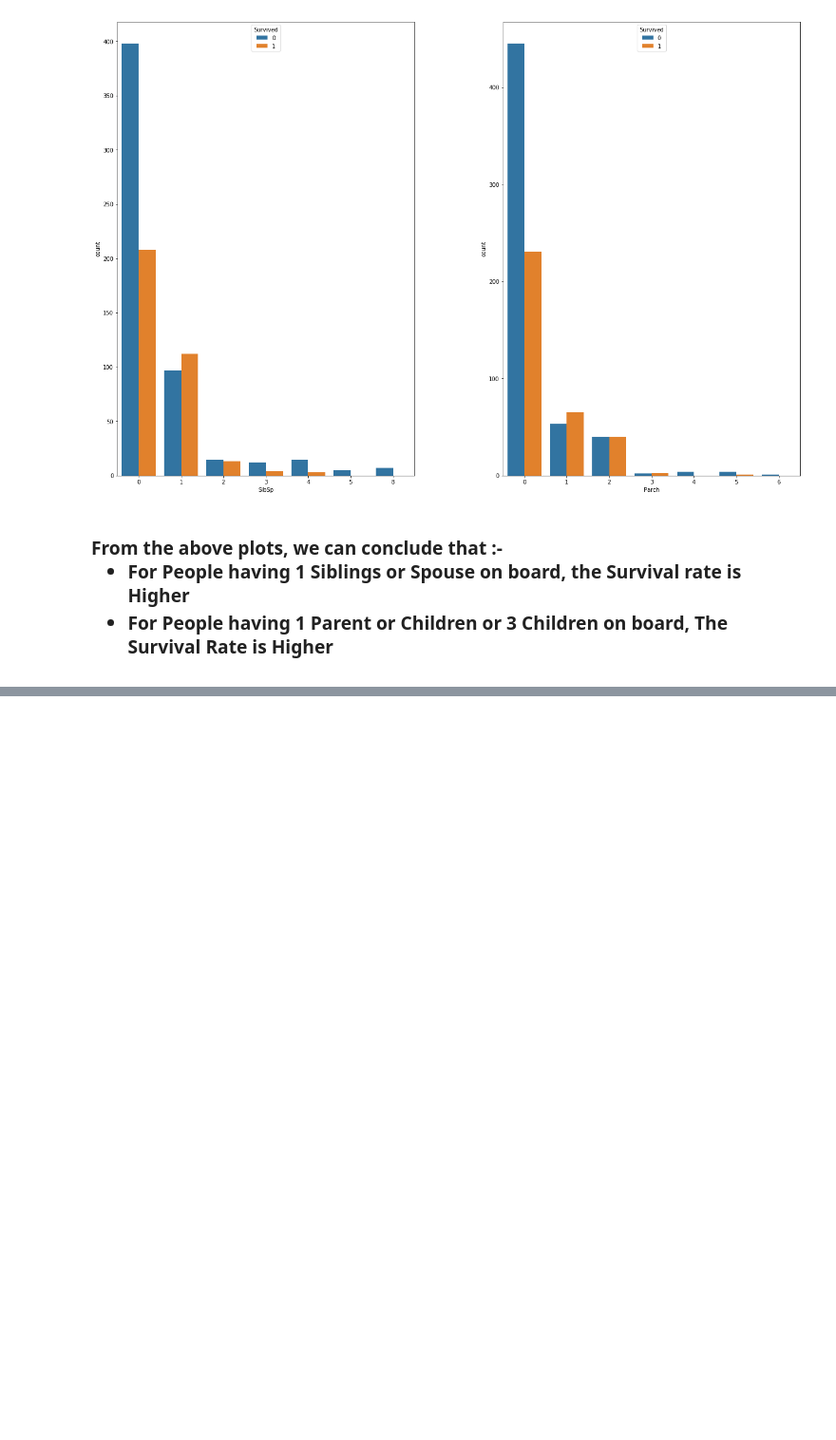
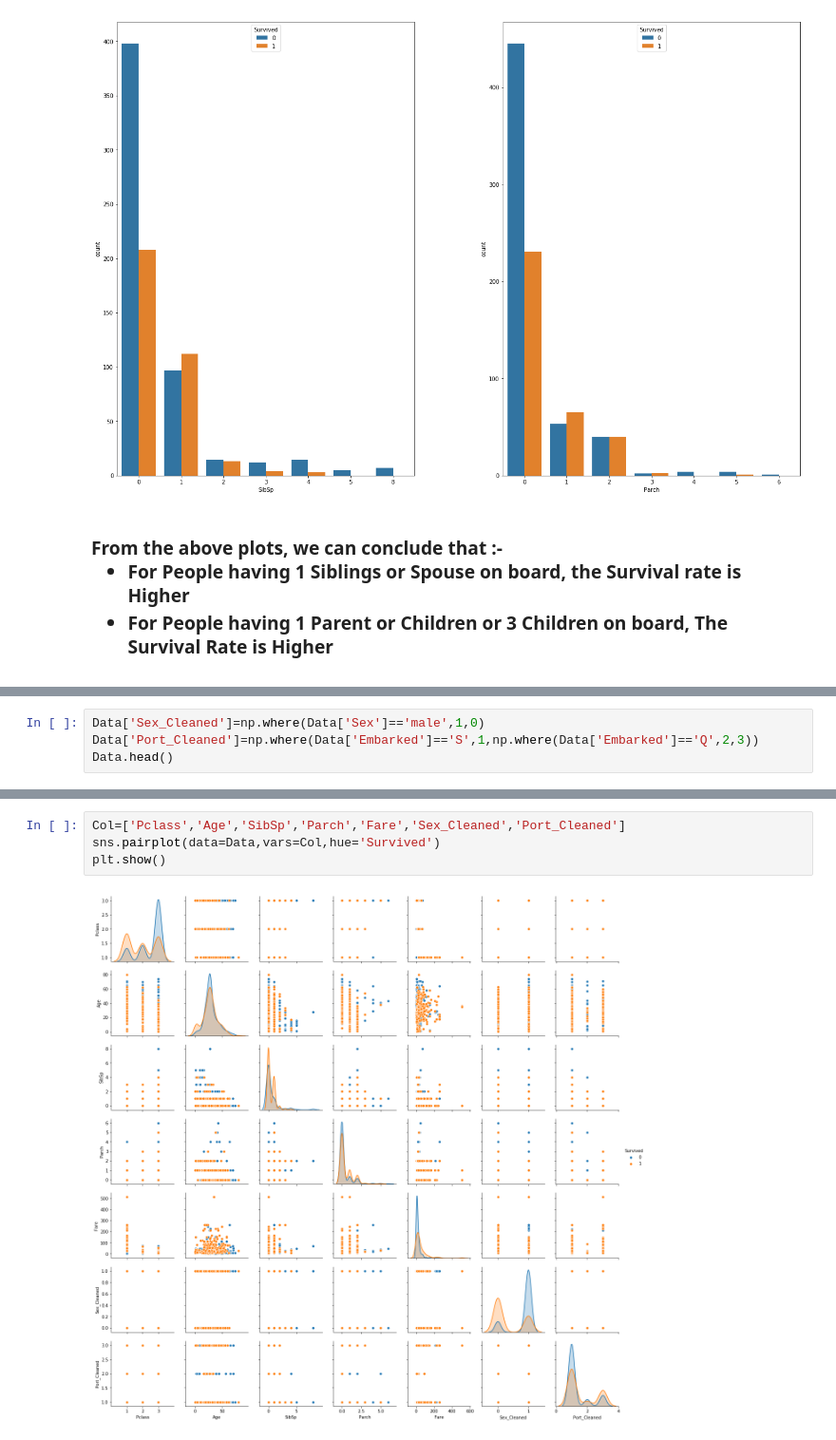
Before and after one commit to AjishKalia99/Titanic, a Jupyter notebook: Analysis.ipynb, the cells around one changed output, grey strips where cells are left out. Shown at 95% size. Saved outputs shown, nothing was run; the diff lists cells and outputs as text; blank space fills up the shorter version.

```diff
--- a/Analysis.ipynb
+++ b/Analysis.ipynb
@@ -242,0 +246,4 @@ plt.show()
+# %%
+Data['Sex_Cleaned']=np.where(Data['Sex']=='male',1,0)
+Data['Port_Cleaned']=np.where(Data['Embarked']=='S',1,np.where(Data['Embarked']=='Q',2,3))
+Data.head()
@@ -242,0 +257,6 @@ plt.show()
+# %%
+Col=['Pclass','Age','SibSp','Parch','Fare','Sex_Cleaned','Port_Cleaned']
+sns.pairplot(data=Data,vars=Col,hue='Survived')
+plt.show()
+# %% [output]
+[figure, added]
```
Also changed, not shown: parts of 22 cells of this notebook.
